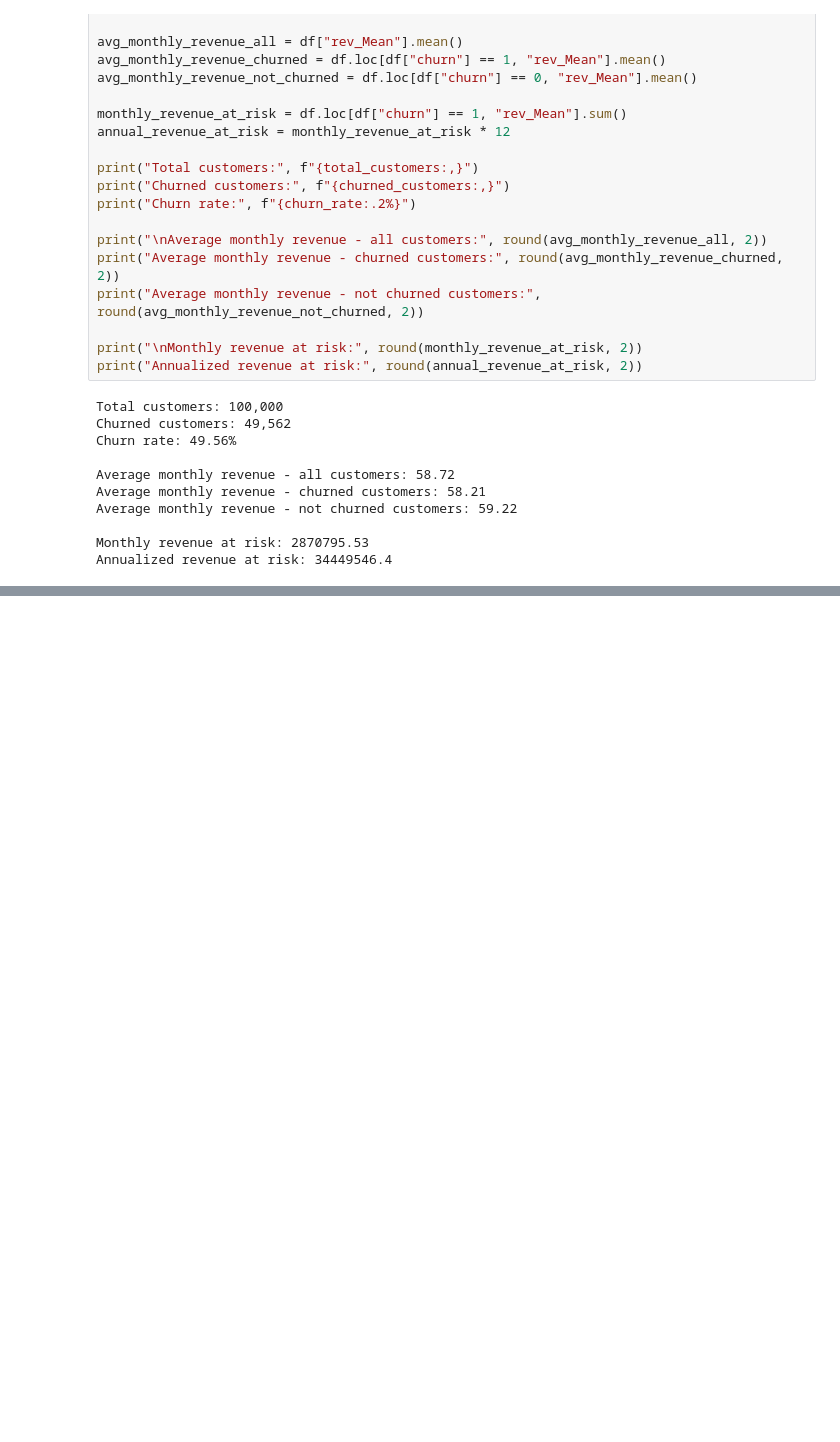
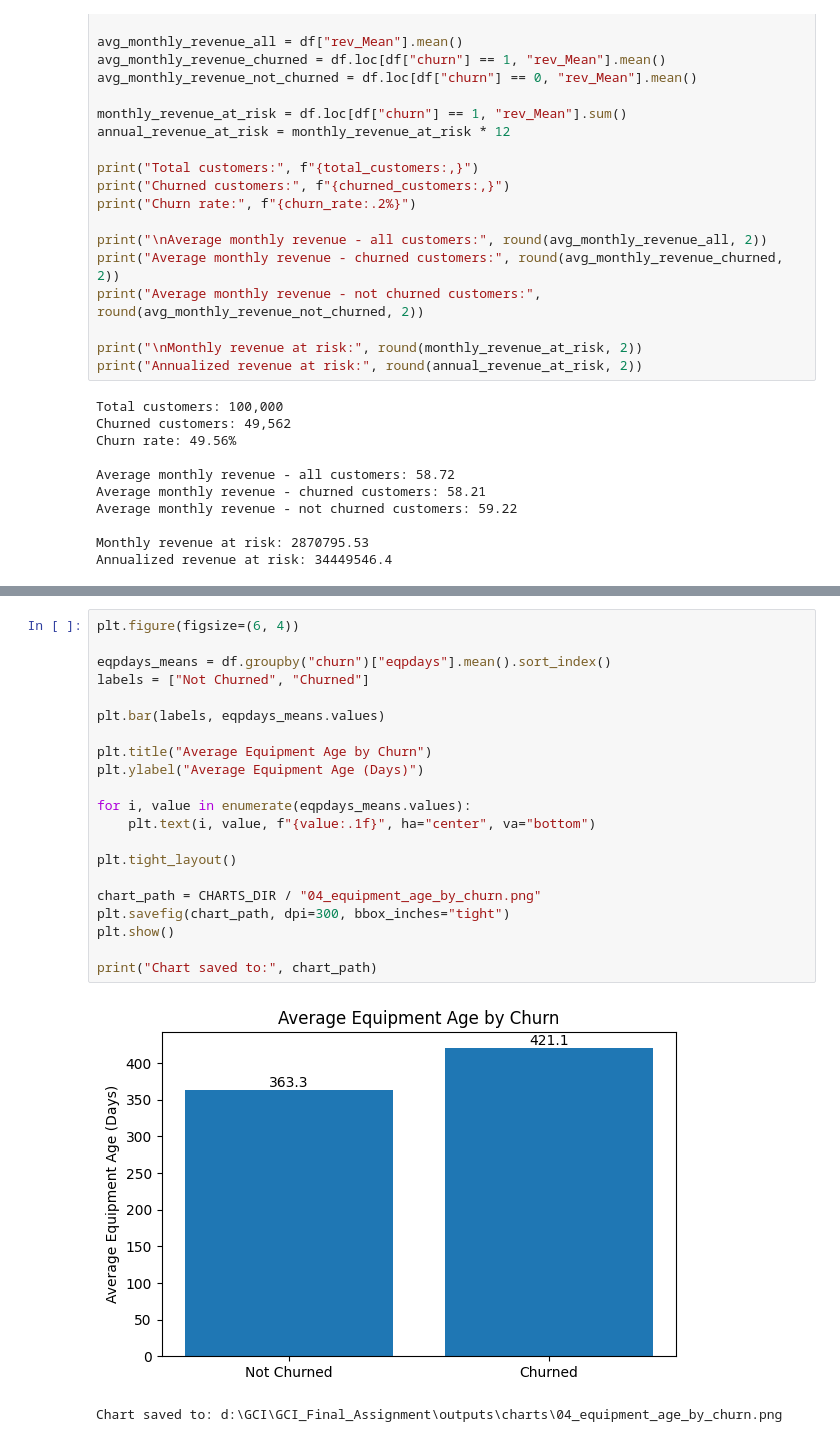
Before and after one commit to moaaz-mohamedd/GCI_Final_Assignment, a Jupyter notebook: notebook/moaaz_mohamed.ipynb, the cells around one changed output, grey strips where cells are left out. Drawn from its saved outputs; the diff is of its cells as text; blank space fills up the shorter version.

```diff
--- a/notebook/moaaz_mohamed.ipynb
+++ b/notebook/moaaz_mohamed.ipynb
@@ -329,0 +454,24 @@ Annualized revenue at risk: 34449546.4
+# %%
+plt.figure(figsize=(6, 4))
+
+eqpdays_means = df.groupby("churn")["eqpdays"].mean().sort_index()
+labels = ["Not Churned", "Churned"]
+
+plt.bar(labels, eqpdays_means.values)
+
+plt.title("Average Equipment Age by Churn")
+plt.ylabel("Average Equipment Age (Days)")
+
+for i, value in enumerate(eqpdays_means.values):
+    plt.text(i, value, f"{value:.1f}", ha="center", va="bottom")
+
+plt.tight_layout()
+
+chart_path = CHARTS_DIR / "04_equipment_age_by_churn.png"
+plt.savefig(chart_path, dpi=300, bbox_inches="tight")
+plt.show()
+
+print("Chart saved to:", chart_path)
+# %% [output]
+[figure, added]
+Chart saved to: d:\GCI\GCI_Final_Assignment\outputs\charts\04_equipment_age_by_churn.png
```
Also changed, not shown: parts of 38 cells of this notebook, 22 other files.
